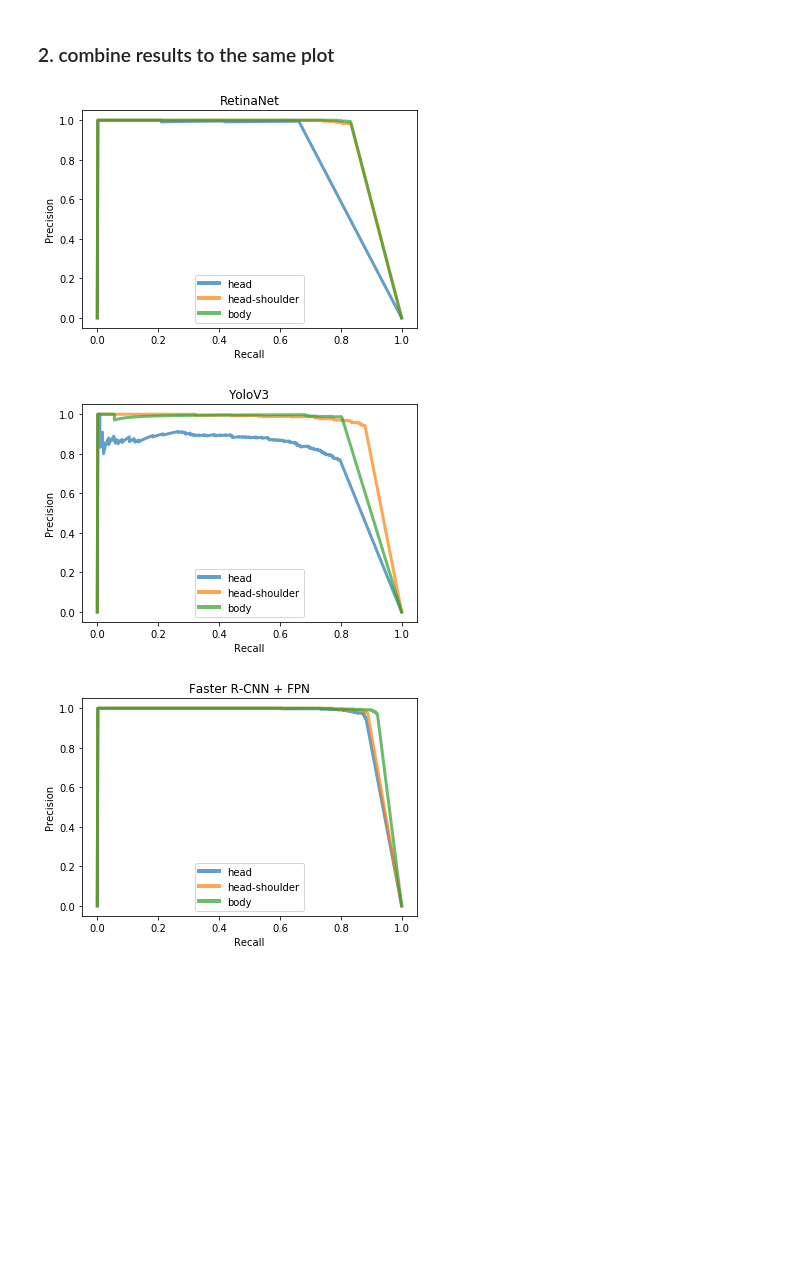
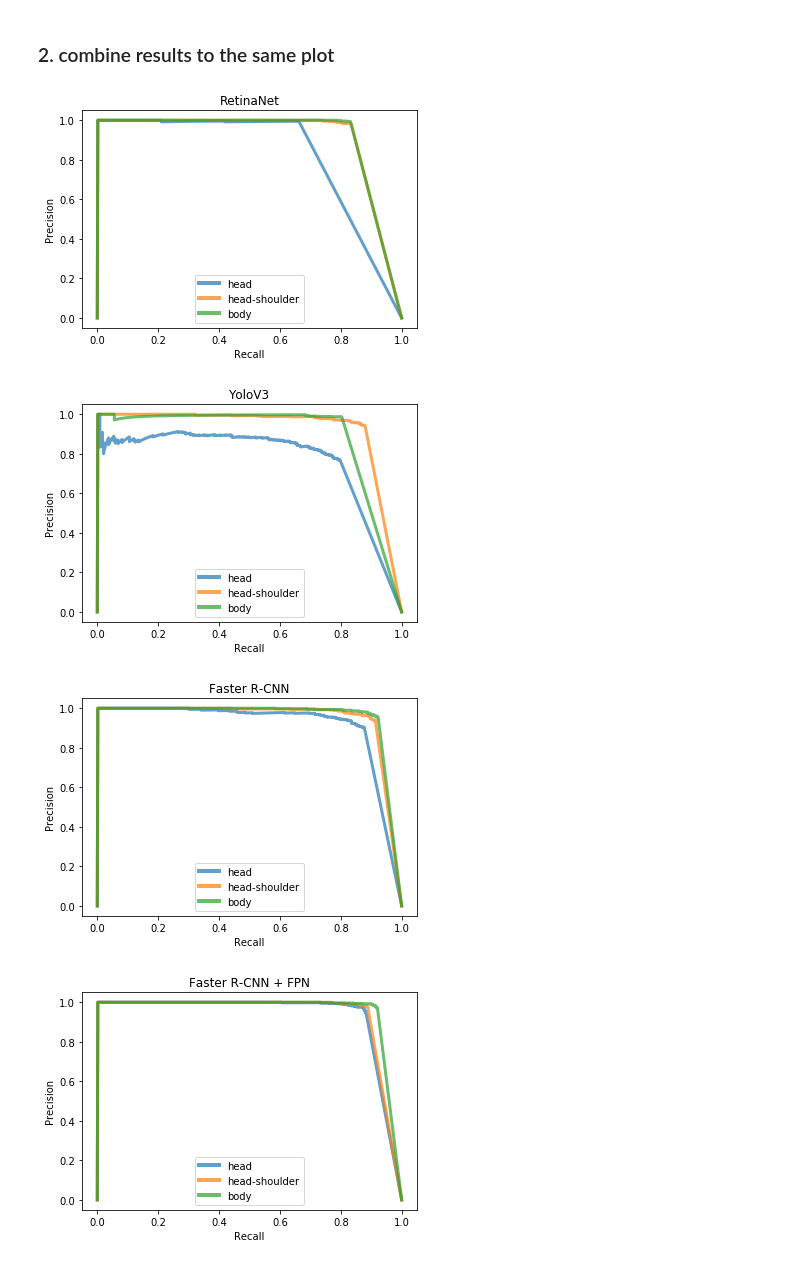
Before and after one commit to lucasromanosantos/person-detection-comparison, a Jupyter notebook: Inference - Precision vs Recall.ipynb, the cells around one changed output. Cells and saved outputs as stored; diff of their text form; code cells hidden in the pictures; blank space fills up the shorter version.

Commit message:
add faster-rcnn inferences :pig2:
Signed-off-by: Lucas Romano <luc4sromano@gmail.com>

```diff
--- a/Inference - Precision vs Recall.ipynb
+++ b/Inference - Precision vs Recall.ipynb
@@ -44,42 +44,44 @@ import matplotlib.pyplot as plt
 import json
 
 labels = ['head', 'shoulder', 'inria_person']
-detectors = ['retinanet', 'yolov3', 'faster-rcnn-fpn']
+detectors = ['retinanet', 'yolov3', 'faster-rcnn', 'faster-rcnn-fpn']
 
 # workaround
 detector_labels = {
   'retinanet': 'RetinaNet',
   'yolov3': 'YoloV3',
+  'faster-rcnn': 'Faster R-CNN',
   'faster-rcnn-fpn': 'Faster R-CNN + FPN'
 }
 
 legend_labels = {
   'head': 'head',
   'shoulder': 'head-shoulder',
   'inria_person': 'body'
 }
 
 for detector in detectors:
   for LABEL in labels:
     json_data = open('/home/lrs14/mAP/' + detector + '/' + LABEL + '-rec-prec.json').read()
     data = json.loads(json_data)
 
     rec = data['rec']
     prec = data['prec']
 
     plt.plot(rec, prec, alpha=0.7, label=legend_labels[LABEL], linewidth=3.0)
 
   plt.title(detector_labels[detector])
   plt.xlabel('Recall')
   plt.ylabel('Precision')
 
   leg = plt.legend()
 
   for line in leg.get_lines():
       line.set_linewidth(4)
 
   plt.show()
 # %% [output]
 [figure]
 [figure]
-[figure, old version]
+[figure, new version]
+[figure, added]
```
Also changed, not shown: parts of 1 cell of this notebook, 3 other files.
